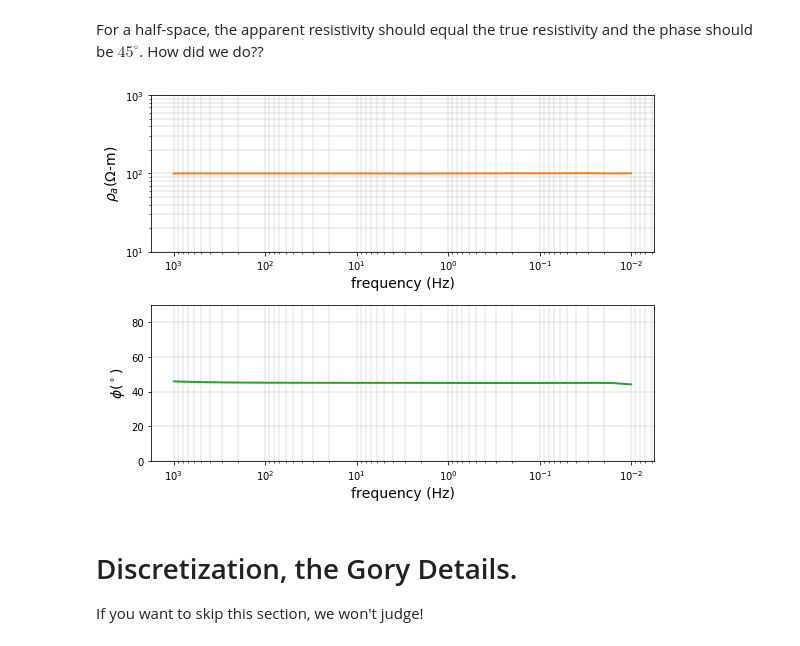
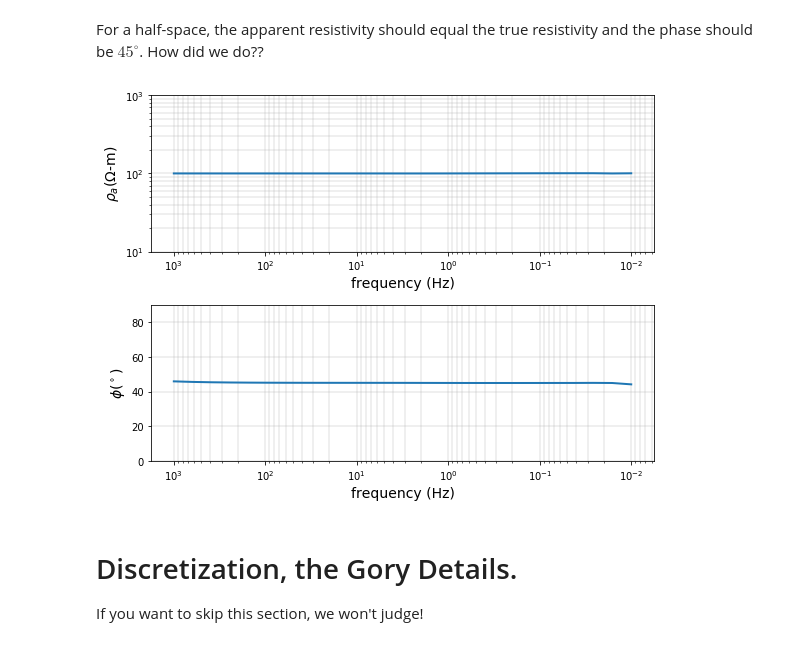
Before and after one commit to simpeg/tle-magnetotelluric_inversion, a Jupyter notebook: 1_MT1D_NumericalSetup.ipynb, the cells around one changed output. Saved outputs shown, nothing was run; the diff lists cells and outputs as text; code cells hidden in the pictures.

```diff
--- a/1_MT1D_NumericalSetup.ipynb
+++ b/1_MT1D_NumericalSetup.ipynb
@@ -486,28 +486,28 @@ For a half-space, the apparent resistivity should equal the true resistivity and
 # %%
 fig, ax = plt.subplots(2, 1, figsize=(8, 3*2))
 
 # plot apparent resistivity
-ax[0].loglog(frequencies, app_res, 'C1', lw=2)
+ax[0].loglog(frequencies, app_res, lw=2)
 ax[0].set_ylim(1./sigma_halfspace*np.r_[0.1, 10])
 ax[0].set_ylabel("$ \\rho_a (\Omega$-m)", fontsize=14)
 
 # plot phase
-ax[1].semilogx(frequencies, phase, 'C2', lw=2)
+ax[1].semilogx(frequencies, phase, lw=2)
 ax[1].set_ylim(np.r_[0., 90.])
 ax[1].grid(which="both", linewidth=0.4)
 
 ax[1].set_xlabel("frequency (Hz)", fontsize=14)
 ax[1].set_ylabel("$\phi (^\circ)$", fontsize=14)
 
 for a in ax:
     a.invert_xaxis()  # highest frequencies see the near surface, lower frequencies see deeper
     a.set_xlabel("frequency (Hz)", fontsize=14)
     a.grid(which="both", linewidth=0.4)
 
 
 plt.tight_layout()
 # %% [output]
-[figure, old version]
+[figure, new version]
 # %% [markdown]
 # Discretization, the Gory Details.
 
```
Also changed, not shown: parts of 3 cells of this notebook, 8 other files.
